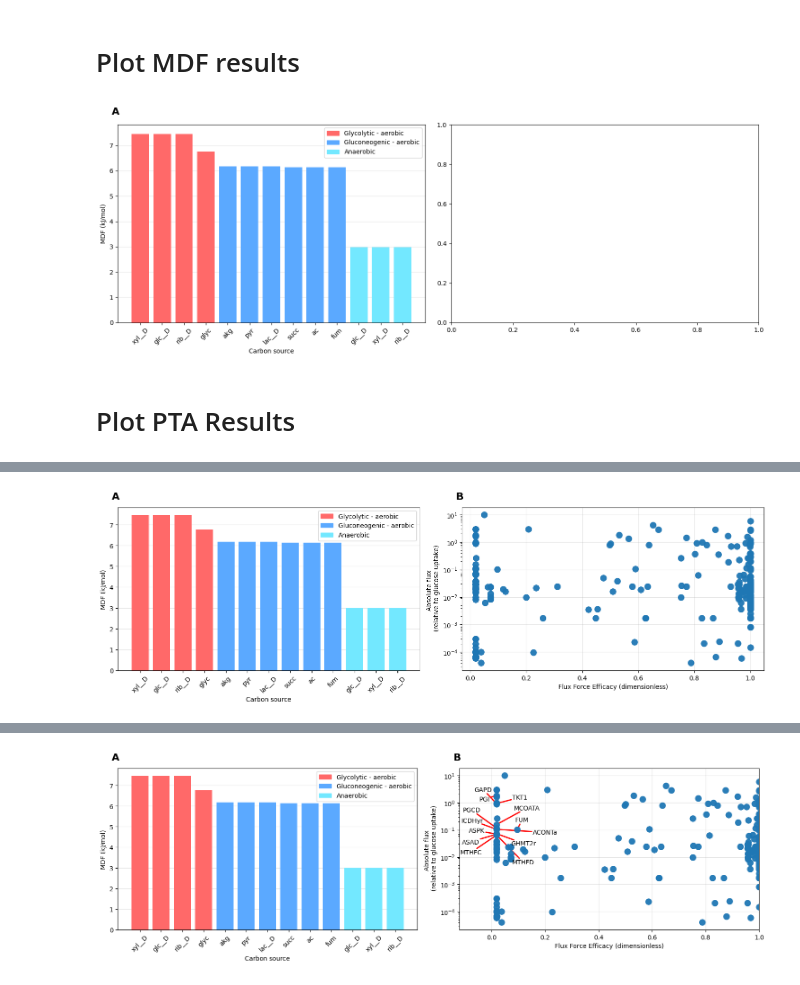
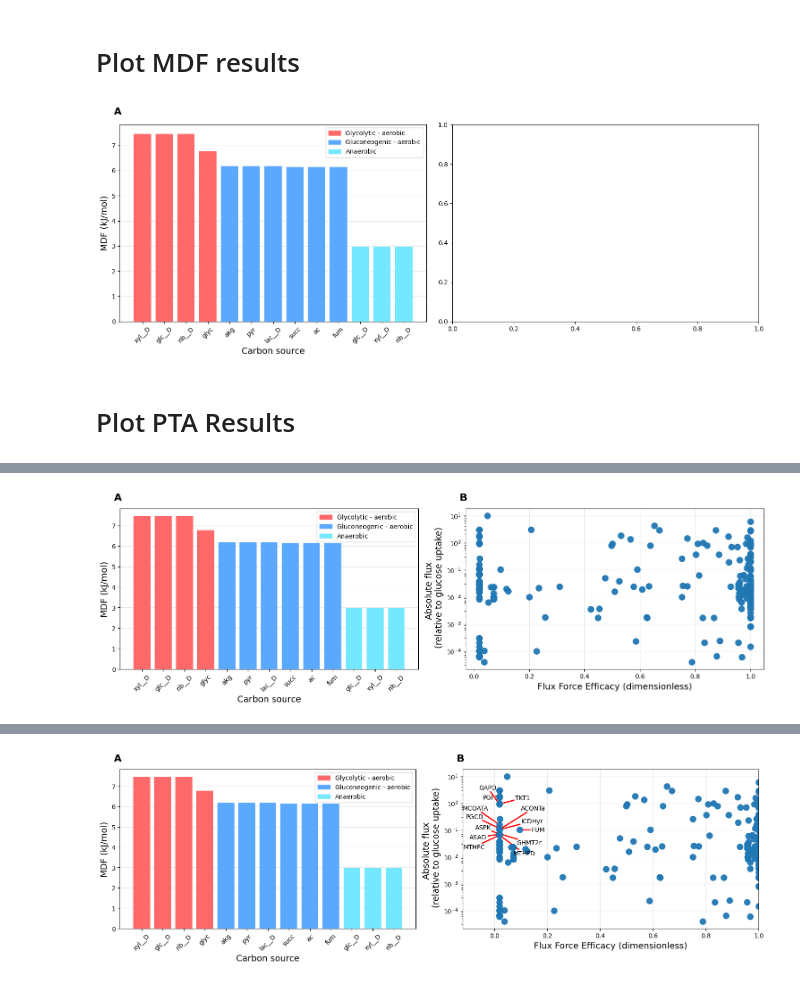
Before and after one commit to marco-corrao/iCH360_paper, a Jupyter notebook: Manuscript_Figures/notebooks/MDF_PTA.ipynb, the cells around one changed output, grey strips where cells are left out. Drawn from its saved outputs; the diff is of its cells as text; code cells hidden in the pictures.

```diff
--- a/Manuscript_Figures/notebooks/MDF_PTA.ipynb
+++ b/Manuscript_Figures/notebooks/MDF_PTA.ipynb
@@ -12,6 +12,10 @@ with open('../../Analysis/MDF/out/mdf_all_results.pkl', 'rb') as f:
     mdf_results = pickle.load(f)
 
 pta_results=pd.read_csv('../../Analysis/PTA/out/pta_fluxes.csv').set_index('id')
+# %%
+#plotting params
+label_fontsize=14
+title_fontsize=14
 # %% [markdown]
 # Plot MDF results
 # %%
@@ -60,8 +64,8 @@ sorted_mdf_carbon_sources=np.array(mdf_carbon_sources)[sorted_ixs]
 
 ax[0].bar(range(len(sorted_mdf_labels)),sorted_mdf_values,color=[color_map[cat] for cat in sorted_mdf_categories],zorder=3)
 ax[0].set_xticks(range(len(sorted_mdf_labels)),sorted_mdf_labels)
-ax[0].set_ylabel('MDF (kJ/mol)')
-ax[0].set_xlabel('Carbon source')
+ax[0].set_ylabel('MDF (kJ/mol)',fontsize=label_fontsize)
+ax[0].set_xlabel('Carbon source',fontsize=label_fontsize)
 ax[0].tick_params(axis='x',labelrotation=45)
 
 #Manually add legend
@@ -73,7 +77,7 @@ ax[0].text(-0.02, 1.05, 'A', transform=ax[0].transAxes,
             size=16, weight='bold')
 ax[0].grid(axis='y',zorder=0,alpha=0.3)
 # %% [output]
-[figure, old version]
+[figure, new version]
 # %% [markdown]
 # Plot PTA Results
 # %%
@@ -101,24 +105,24 @@ reactions_of_interest_force_thresh=0.2
 # %%
 pta_results_filtered=pta_results.query("normalised_abs_fluxes>1e-6")
 #Scatter plot of driving force vs normalised fluxes. Make dots with lighter fill than edge. make y on a log scale
 ax[1].scatter(pta_results_filtered['flux_force_efficacy'],
               pta_results_filtered['normalised_abs_fluxes'],
               s=90,
               edgecolor=None,
               alpha=0.95,
               zorder=2,)
 
 
 ax[1].set_yscale('log')
-ax[1].set_xlabel('Flux Force Efficacy (dimensionless)')
-ax[1].set_ylabel('Absolute flux \n (relative to glucose uptake)')
+ax[1].set_xlabel('Flux Force Efficacy (dimensionless)',fontsize=label_fontsize)
+ax[1].set_ylabel('Absolute flux \n (relative to glucose uptake)',fontsize=label_fontsize)
 ax[1].text(-0.02, 1.05, 'B', transform=ax[1].transAxes,
             size=16, weight='bold')
 ax[1].grid(zorder=0,alpha=0.3)
 fig.tight_layout()
 fig
 # %% [output]
-[figure, old version]
+[figure, new version]
 # %%
 reactions_of_interest=pta_results.query(f"normalised_abs_fluxes>{reactions_of_interest_abs_flux_thresh} and flux_force_efficacy<{reactions_of_interest_force_thresh}")
 reactions_of_interest=reactions_of_interest[~reactions_of_interest.index.str.contains('pp|tex')]
@@ -158,7 +162,7 @@ adjust_text(texts,
 
 fig
 # %% [output]
-[figure, old version]
+[figure, new version]
 # %%
 #Save
 fig.savefig('../figures/MDF_PTA_combined.svg',bbox_inches='tight')
```
Also changed, not shown: 3 other files.
